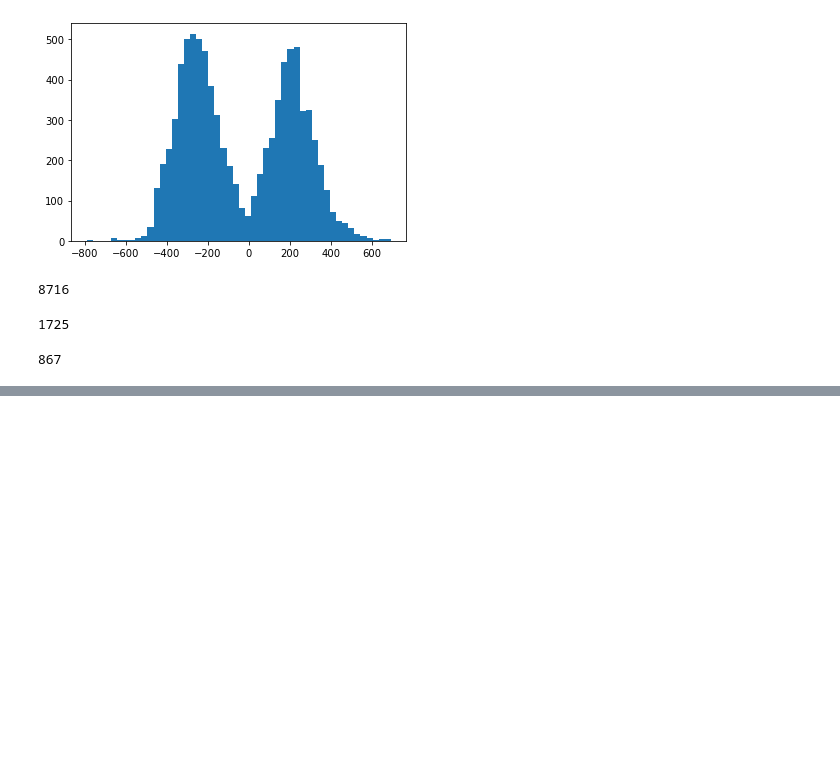
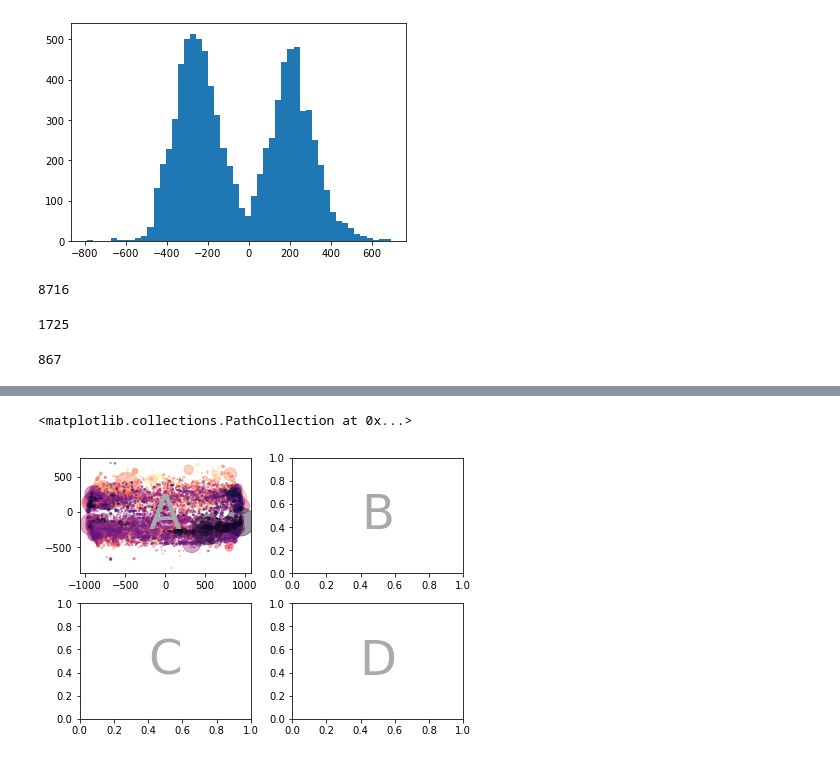
Before and after one commit to hayesla/flare_forecast_proj, a Jupyter notebook: goes_flare_list/ssw_flarelist_tests.ipynb, the cells around one changed output, grey strips where cells are left out. Saved outputs shown, nothing was run; the diff lists cells and outputs as text; code cells hidden in the pictures; blank space fills up the shorter version.

```diff
--- a/goes_flare_list/ssw_flarelist_tests.ipynb
+++ b/goes_flare_list/ssw_flarelist_tests.ipynb
@@ -257,0 +303,32 @@ len(full_table_c["nar"].unique())
+# %%
+# Helper function used for visualization in the following examples
+def identify_axes(ax_dict, fontsize=48):
+    """
+    Helper to identify the Axes in the examples below.
+
+    Draws the label in a large font in the center of the Axes.
+
+    Parameters
+    ----------
+    ax_dict : dict[str, Axes]
+        Mapping between the title / label and the Axes.
+    fontsize : int, optional
+        How big the label should be.
+    """
+    kw = dict(ha="center", va="center", fontsize=fontsize, color="darkgrey")
+    for k, ax in ax_dict.items():
+        ax.text(0.5, 0.5, k, transform=ax.transAxes, **kw)
+# %%
+layout = """
+    AB
+    CD
+    """
+# %%
+fig = plt.figure(constrained_layout=True)
+ax_dict = fig.subplot_mosaic(layout)
+identify_axes(ax_dict)
+ax_dict["A"].scatter(testy["hpc_x"], testy["hpc_y"], alpha=0.4, s=testy["goes_class_val"]*1e6,
+            c=full_table_c["tt"]/60/60, cmap="magma_r")
+# %% [output]
+<matplotlib.collections.PathCollection at 0x...>
+[figure, added]
```
Also changed, not shown: parts of 10 cells of this notebook.
